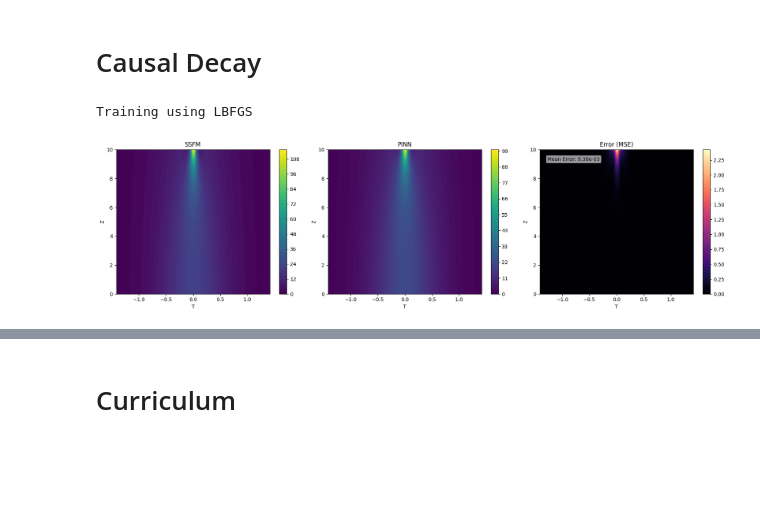
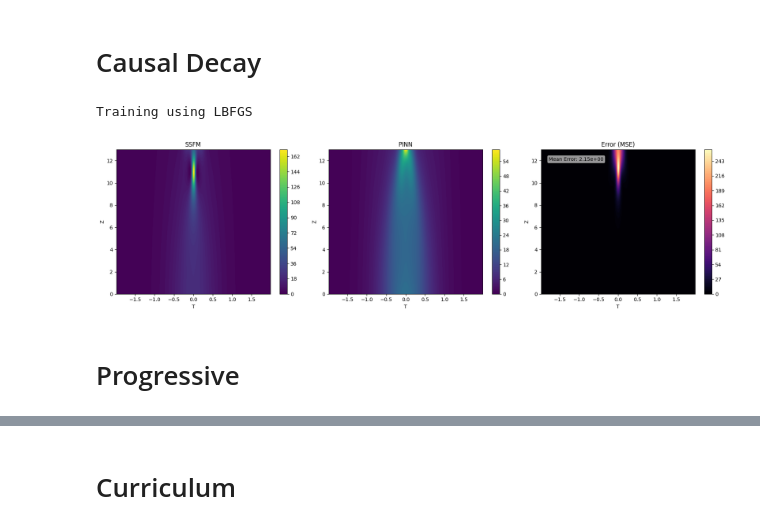
Before and after one commit to NdokiA/shortPulse-PINNs, a Jupyter notebook: pinnCheck-com.ipynb, the cells around one changed output, grey strips where cells are left out. Saved outputs shown, nothing was run; the diff lists cells and outputs as text; code cells hidden in the pictures; blank space fills up the shorter version.

```diff
--- a/pinnCheck-com.ipynb
+++ b/pinnCheck-com.ipynb
@@ -21,8 +21,8 @@ truthLength = np.load('results/ClengthArr.npy')
 # %%
 num_init = 500 #number of initial points
 num_bound = 500 #number of boundary points, each
-num_col = 7000 #number of collocation points
-num_val = 5000 #number of validation sampling points
+num_col = 10000 #number of collocation points
+num_val = 7000 #number of validation sampling points
 # %%
 #IC Function
 def sechPulsePINN(time, amplitude, pulsewidth):
@@ -63,9 +63,7 @@ xL_bound = pinnUtils.generate_points(0, L/L, num_bound)
 txU_bound = (tU_bound, xU_bound)
 txL_bound = (tL_bound, xL_bound)
 
-tx_col = pinnUtils.generate_points(np.array([-T/T,0]),np.array([T/T,L/L]),num_col) #Collocation
-tx_col_add = pinnUtils.generate_points(np.array([-0.25*T/T,0]),np.array([0.25*T/T,L/L]),2*num_col) #Collocation
-tx_col = np.concatenate([tx_col, tx_col_add], axis = 0)
+tx_col = pinnUtils.generate_points(np.array([-T/T,0]),np.array([T/T,L/L]),num_col, seed = 25) #Collocation
 tx_col = (tx_col[:,0].reshape(-1,1), tx_col[:,1].reshape(-1,1))
 #Validation Dataset
 tx_val, uv_val = pinnUtils.ssfm_sampling(truthTime/T, truthLength/L, truthPulse, num_val, clipRange = 400, normalized = False)
@@ -141,34 +217,36 @@ np.save(path+"/predPulse.npy", predPulse)
 # Causal Decay
 # %%
 path = 'results/complex/causal'
-layers = [2,128,128,128,128,2]
+layers = [2]+[128]*4+[2]
 optimizer = 'Adam'
 activation = 'tanh'
 
 piNN = physicsNN.phyModel(tx_init, uv_init, tx_col, tx_val, uv_val, txU_bound, txL_bound,
-                          layers, parameters, optimizer, act = activation, lambda_init = 2, causal_decay = True)
-piNN.train(epochs =25000)
+                          layers, parameters, optimizer, act = activation, lambda_init = 10, causal_decay = True)
+piNN.train(epochs =40000)
 
 print('Training using LBFGS')
 piNN.optimizer = pinnUtils.choose_optimizer('lbfgs', piNN.dnn.parameters(), max_iter = 5000)
 piNN.train(epochs = 1)
 
 os.makedirs(path, exist_ok = True)
 
 #inference
-expTime = utils.clipMatrix(truthTime, 500)
+expTime = utils.clipMatrix(truthTime, 700)
 expLength = truthLength
-expPulse = utils.clipMatrix(truthPulse, 500)
+expPulse = utils.clipMatrix(truthPulse, 700)
 
 tMesh, xMesh = np.meshgrid(expTime, expLength)
 
 predPulse = piNN.inference(tMesh/T, xMesh/L)
 error = (predPulse-expPulse)
 
 utils.plotCompare(tMesh, xMesh, predPulse, expPulse, error, nrange = -1, title = f'{path}/result')
 piNN.thisLog.history['finalError']: np.mean(np.abs(error)**2)
 piNN.save_model(f'{path}/model.pth', f'{path}/records.json')
 np.save(path+"/predPulse.npy", predPulse)
 # %% [output]
 Training using LBFGS
-[figure, old version]
+[figure, new version]
+# %% [markdown]
+# Progressive
```
Also changed, not shown: parts of 15 cells of this notebook.
